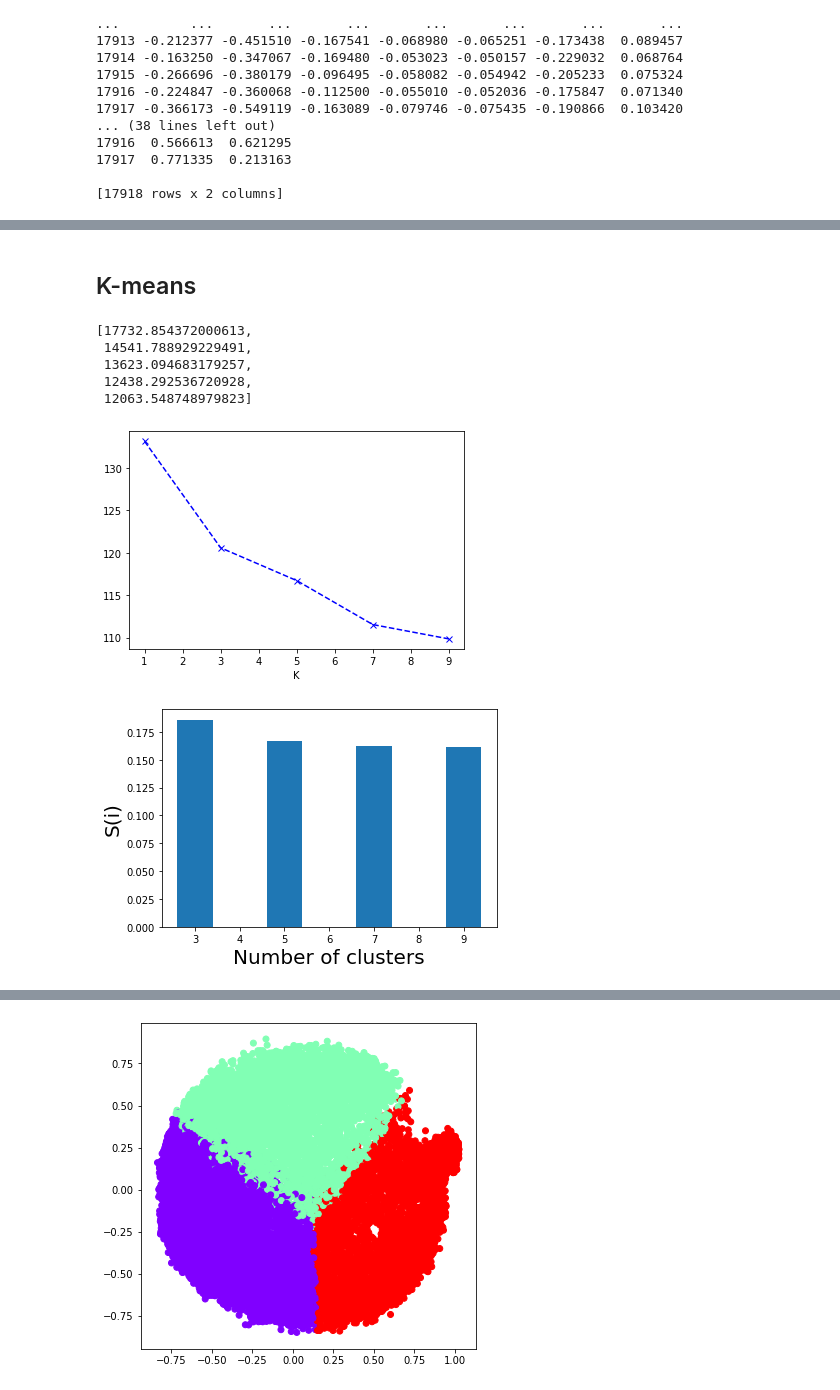
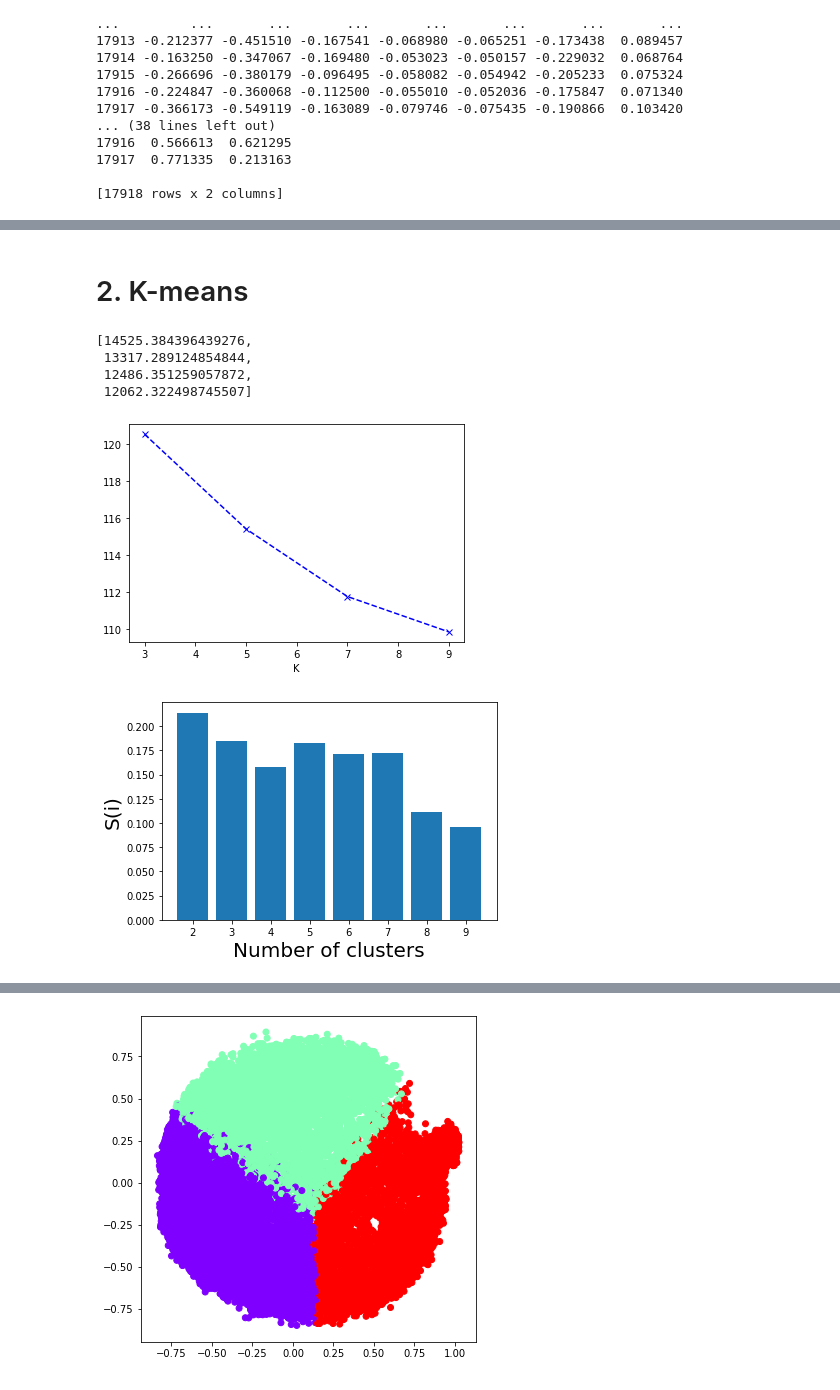
Before and after one commit to chhanganivarun/data-analysis-assignments, a Jupyter notebook: 02/Assignment 2.ipynb, the cells around one changed output, grey strips where cells are left out. Saved outputs shown, nothing was run; the diff lists cells and outputs as text; code cells hidden in the pictures.

```diff
--- a/02/Assignment 2.ipynb
+++ b/02/Assignment 2.ipynb
@@ -346,2 +318,2 @@ X_principal
 # %% [markdown]
-## K-means
+# 2. K-means
@@ -348,7 +376,8 @@ X_principal
 # %%
 score=[]
 silhouette_scores = []
-for k in [1,3,5,7,9]:
+K=[1,2,3,4,5,6,7,8,9]
+for k in K:
     kmeans = k_means_clustering(k=k)
     kmeans.fit(X_normalized.to_numpy())
     score.append(kmeans.inertia(X_normalized.to_numpy()))
@@ -357,21 +386,20 @@ for k in [1,3,5,7,9]:
 # %%
 score
 # %% [output]
-[17732.854372000613,
- 14541.788929229491,
- 13623.094683179257,
- 12438.292536720928,
- 12063.548748979823]
+[14525.384396439276,
+ 13317.289124854844,
+ 12486.351259057872,
+ 12062.322498745507]
 # %%
-plt.plot([1,3,5,7,9],np.sqrt(score),'bx--')
+plt.plot([3,5,7,9],np.sqrt(score),'bx--')
 plt.xlabel('K')
 plt.show()
 # %% [output]
-[figure, old version]
+[figure, new version]
 # %%
-plt.bar([3,5,7,9], silhouette_scores)
+plt.bar(K[1:], silhouette_scores)
 plt.xlabel('Number of clusters', fontsize = 20)
 plt.ylabel('S(i)', fontsize = 20)
 plt.show()
 # %% [output]
-[figure, old version]
+[figure, new version]
```
Also changed, not shown: parts of 14 cells of this notebook, 27 other files.
